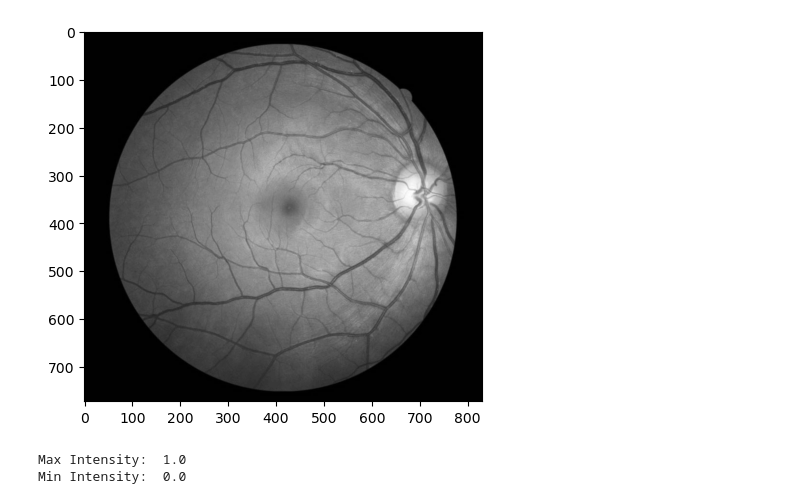
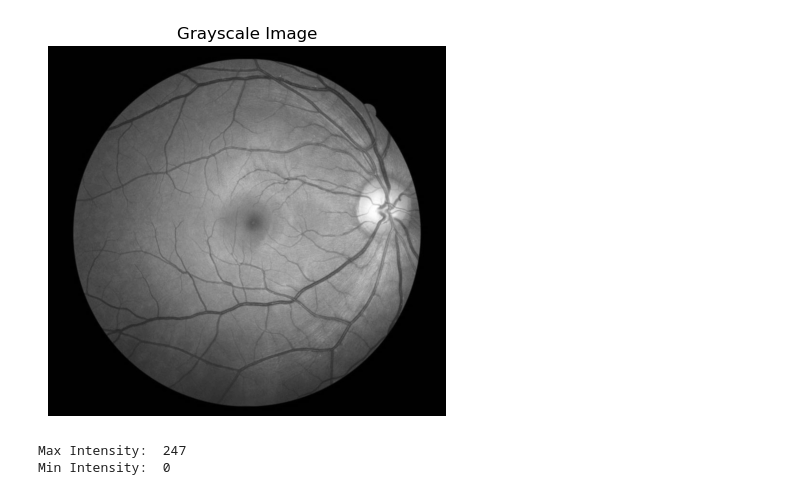
Before and after one commit to Shreyas8612/Image_Processing_Fundas_Images, a Jupyter notebook: Image_Processing.ipynb, the cells around one changed output. Cells and saved outputs as stored; diff of their text form; code cells hidden in the pictures.

```diff
--- a/Image_Processing.ipynb
+++ b/Image_Processing.ipynb
@@ -35,17 +8,23 @@ def create_LoG_kernel(kernel_size, sigma):
 # %%
 # Load the retinal fundus image in grayscale
-image_path = 'Fundus.jpeg'  # Replace with your image path
-img = cv2.imread(image_path, cv2.IMREAD_GRAYSCALE)
+image_path = 'Fundus.jpeg'
+img = cv2.imread(image_path)
 if img is None:
     raise IOError("Image not found. Check the image path.")
 
-# Normalize image intensity
-img = img.astype(np.float64) / np.max(img)
-plt.imshow(img, cmap='gray')
+# Convert to RGB (OpenCV loads images in BGR format by default)
+img = cv2.cvtColor(img, cv2.COLOR_BGR2RGB)
+
+# Convert the image to grayscale
+gray_img = cv2.cvtColor(img, cv2.COLOR_RGB2GRAY)
+
+plt.imshow(gray_img, cmap='gray')
+plt.title("Grayscale Image")
+plt.axis('off')
 plt.show()
-print("Max Intensity: ",np.max(img))
-print("Min Intensity: ",np.min(img))
+print("Max Intensity: ",np.max(gray_img))
+print("Min Intensity: ",np.min(gray_img))
 # %% [output]
-[figure, old version]
+[figure, new version]
-Max Intensity:  1.0
-Min Intensity:  0.0
+Max Intensity:  247
+Min Intensity:  0
```
Also changed, not shown: parts of 9 cells of this notebook.
